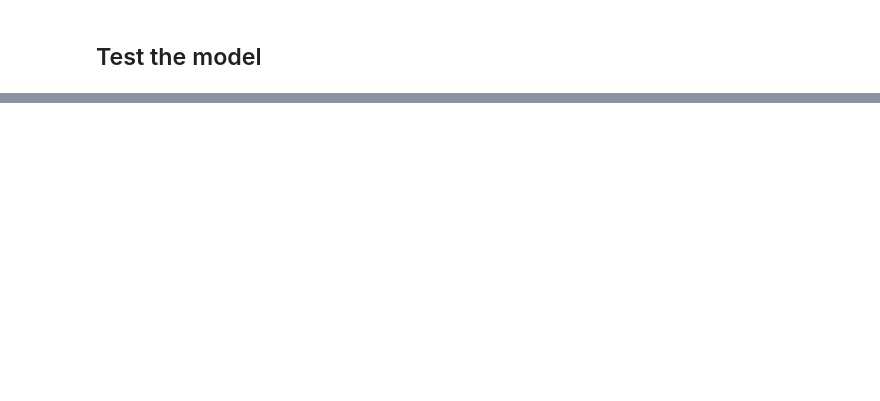
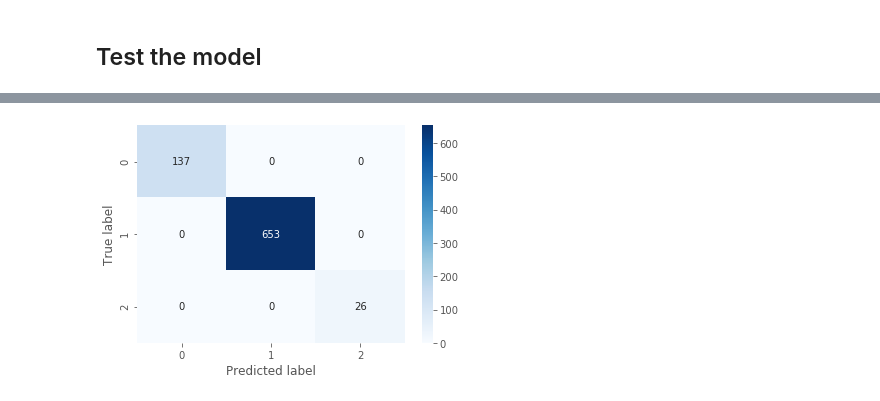
Before and after one commit to bnati5/FaceMe, a Jupyter notebook: notebooks/Training-model.ipynb, the cells around one changed output, grey strips where cells are left out. Drawn from its saved outputs; the diff is of its cells as text; code cells hidden in the pictures; blank space fills up the shorter version.

```diff
--- a/notebooks/Training-model.ipynb
+++ b/notebooks/Training-model.ipynb
@@ -185,0 +198,2 @@ ValueError: x and y must have same first dimension, but have shapes (30,) and (5
+# %%
+model = tf.keras.models.load_model('../data/best-facemask-inceptionV3-model.h5')
@@ -185,0 +205,9 @@ ValueError: x and y must have same first dimension, but have shapes (30,) and (5
+# %%
+Y_pred = np.argmax(model.predict(X_test), axis=1)
+
+sns.heatmap(confusion_matrix(np.argmax(Y_test, axis=1), Y_pred), annot=True, fmt='g', cmap=plt.cm.Blues)
+plt.xlabel('Predicted label')
+plt.ylabel('True label')
+plt.show()
+# %% [output]
+[figure, added]
```
Also changed, not shown: parts of 13 cells of this notebook, 54 other files.
